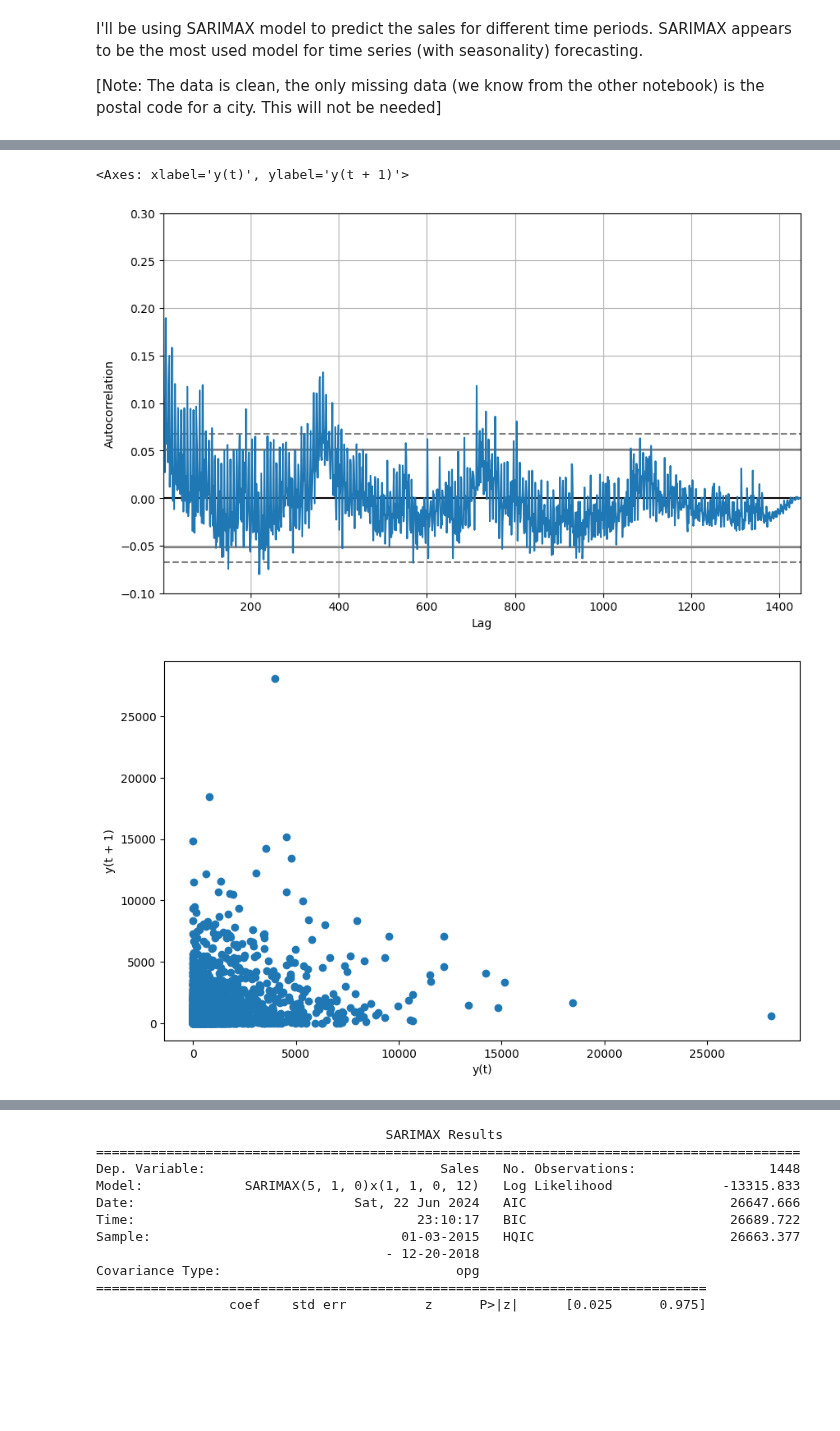
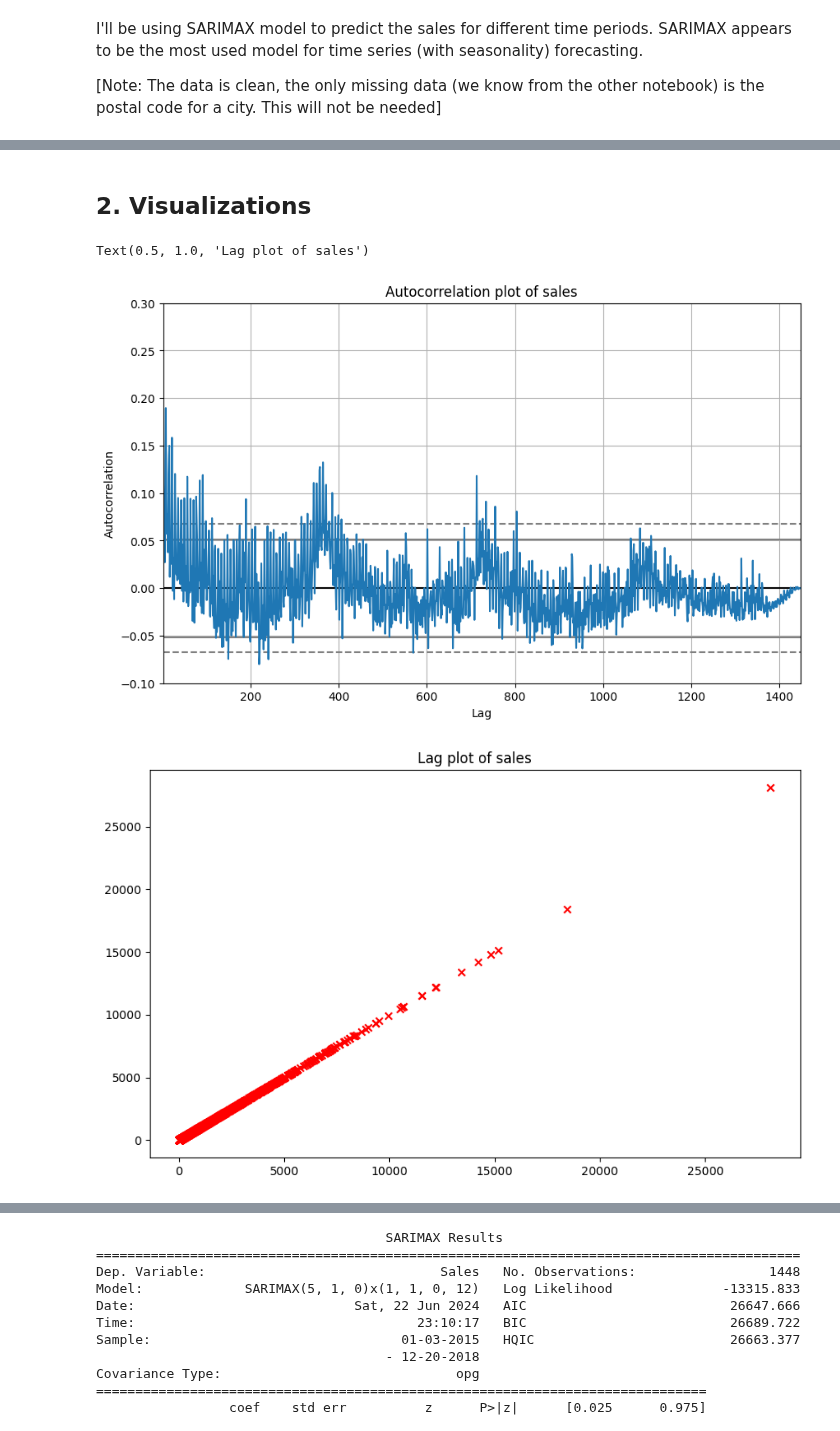
Before and after one commit to MrIsCM/DataProjects, a Jupyter notebook: P1_Sales_DA/predictions.ipynb, the cells around one changed output, grey strips where cells are left out. Saved outputs shown, nothing was run; the diff lists cells and outputs as text; code cells hidden in the pictures; blank space fills up the shorter version.

Commit message:
Seasonality and Trends visualizations

```diff
--- a/P1_Sales_DA/predictions.ipynb
+++ b/P1_Sales_DA/predictions.ipynb
@@ -41,18 +43,23 @@ data.set_index('Order Date', inplace=True)
 # Extract useful features
 df = pd.DataFrame(data['Sales'])
 df = df.resample('D').sum()
+df = df.interpolate(method='linear')
 
 # Train test split
 end = 10
 train_data = df.iloc[:-end]
+# %% [markdown]
+## 2. Visualizations
 # %%
 plt.figure(figsize=(10, 6))
 pd.plotting.autocorrelation_plot(train_data['Sales'])
+plt.title('Autocorrelation plot of sales')
 plt.ylim(-0.1, 0.3)
 
 plt.figure(figsize=(10, 6))
-pd.plotting.lag_plot(train_data['Sales'])
+plt.scatter(train_data['Sales'].shift(1, freq="infer"), train_data['Sales'], marker='x', color='red')
+plt.title('Lag plot of sales')
 # %% [output]
-<Axes: xlabel='y(t)', ylabel='y(t + 1)'>
+Text(0.5, 1.0, 'Lag plot of sales')
-[figure, old version]
+[figure, new version]
-[figure, old version]
+[figure, new version]
```
Also changed, not shown: parts of 13 cells of this notebook.
